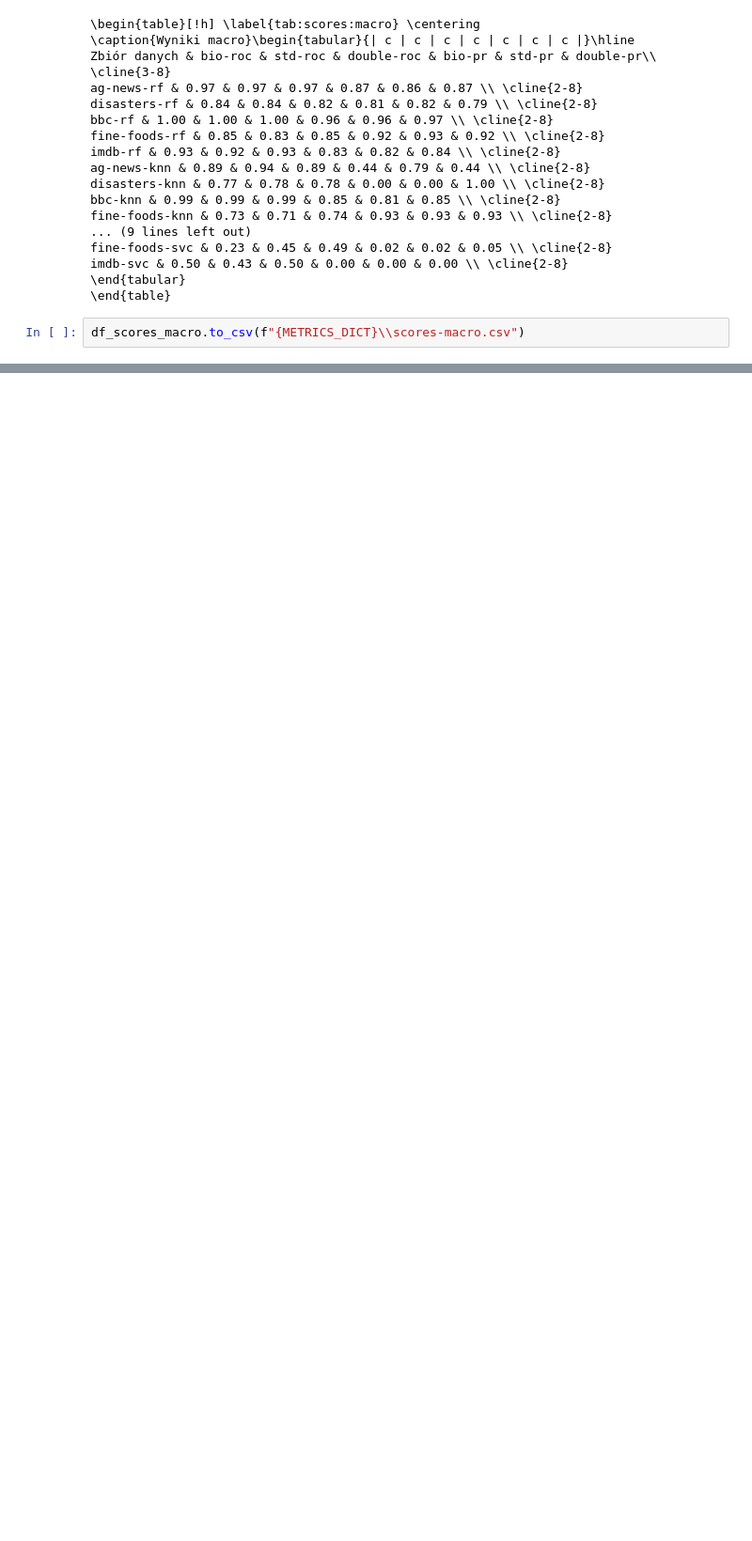
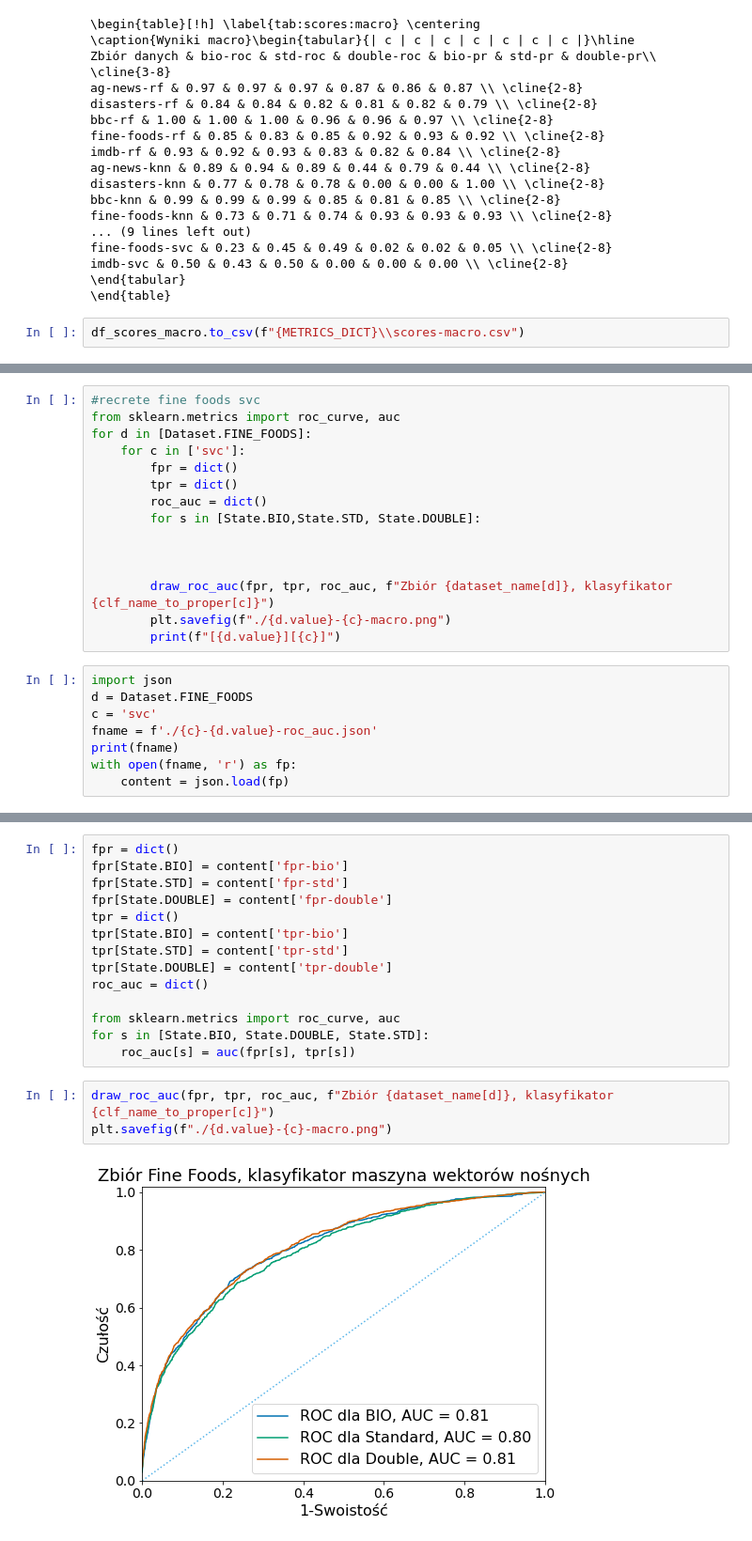
Before and after one commit to jsokolowska/ner-text-classification, a Jupyter notebook: src/scripts/generate-roc-diagrams.ipynb, the cells around one changed output, grey strips where cells are left out. Shown: that part at 94% size. Cells and saved outputs as stored; diff of their text form; blank space fills up the shorter version.

```diff
--- a/src/scripts/generate-roc-diagrams.ipynb
+++ b/src/scripts/generate-roc-diagrams.ipynb
@@ -99,0 +245,23 @@ df_scores_macro.to_csv(f"{METRICS_DICT}\\scores-macro.csv")
+# %%
+#recrete fine foods svc
+from sklearn.metrics import roc_curve, auc
+for d in [Dataset.FINE_FOODS]:
+    for c in ['svc']:
+        fpr = dict()
+        tpr = dict()
+        roc_auc = dict()
+        for s in [State.BIO,State.STD, State.DOUBLE]:
+
+
+
+        draw_roc_auc(fpr, tpr, roc_auc, f"Zbiór {dataset_name[d]}, klasyfikator {clf_name_to_proper[c]}")
+        plt.savefig(f"./{d.value}-{c}-macro.png")
+        print(f"[{d.value}][{c}]")
+# %%
+import json
+d = Dataset.FINE_FOODS
+c = 'svc'
+fname = f'./{c}-{d.value}-roc_auc.json'
+print(fname)
+with open(fname, 'r') as fp:
+    content = json.load(fp)
@@ -99,0 +287,19 @@ df_scores_macro.to_csv(f"{METRICS_DICT}\\scores-macro.csv")
+# %%
+fpr = dict()
+fpr[State.BIO] = content['fpr-bio']
+fpr[State.STD] = content['fpr-std']
+fpr[State.DOUBLE] = content['fpr-double']
+tpr = dict()
+tpr[State.BIO] = content['tpr-bio']
+tpr[State.STD] = content['tpr-std']
+tpr[State.DOUBLE] = content['tpr-double']
+roc_auc = dict()
+
+from sklearn.metrics import roc_curve, auc
+for s in [State.BIO, State.DOUBLE, State.STD]:
+    roc_auc[s] = auc(fpr[s], tpr[s])
+# %%
+draw_roc_auc(fpr, tpr, roc_auc, f"Zbiór {dataset_name[d]}, klasyfikator {clf_name_to_proper[c]}")
+plt.savefig(f"./{d.value}-{c}-macro.png")
+# %% [output]
+[figure, added]
```
Also changed, not shown: parts of 13 cells of this notebook, 4 other files.
